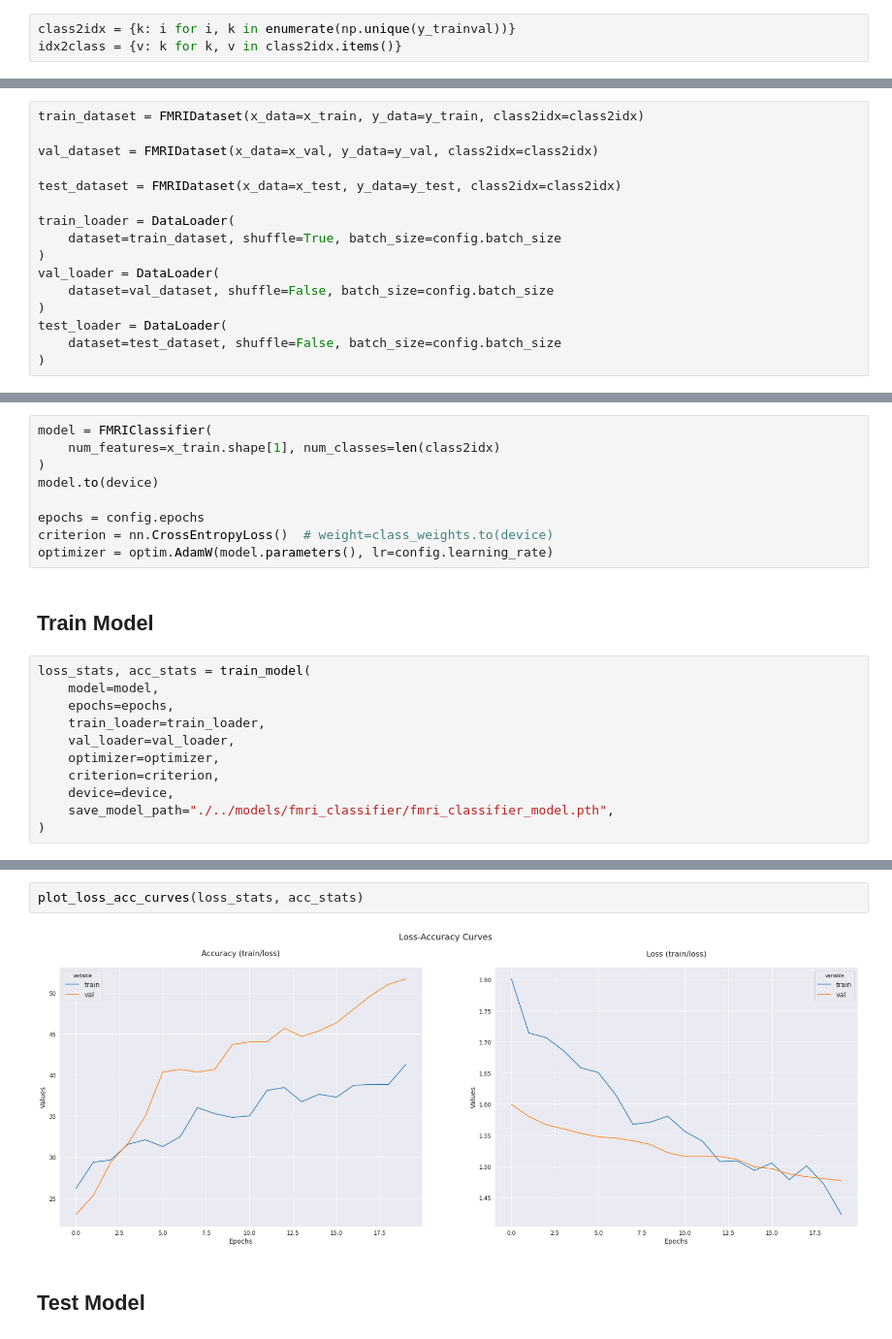
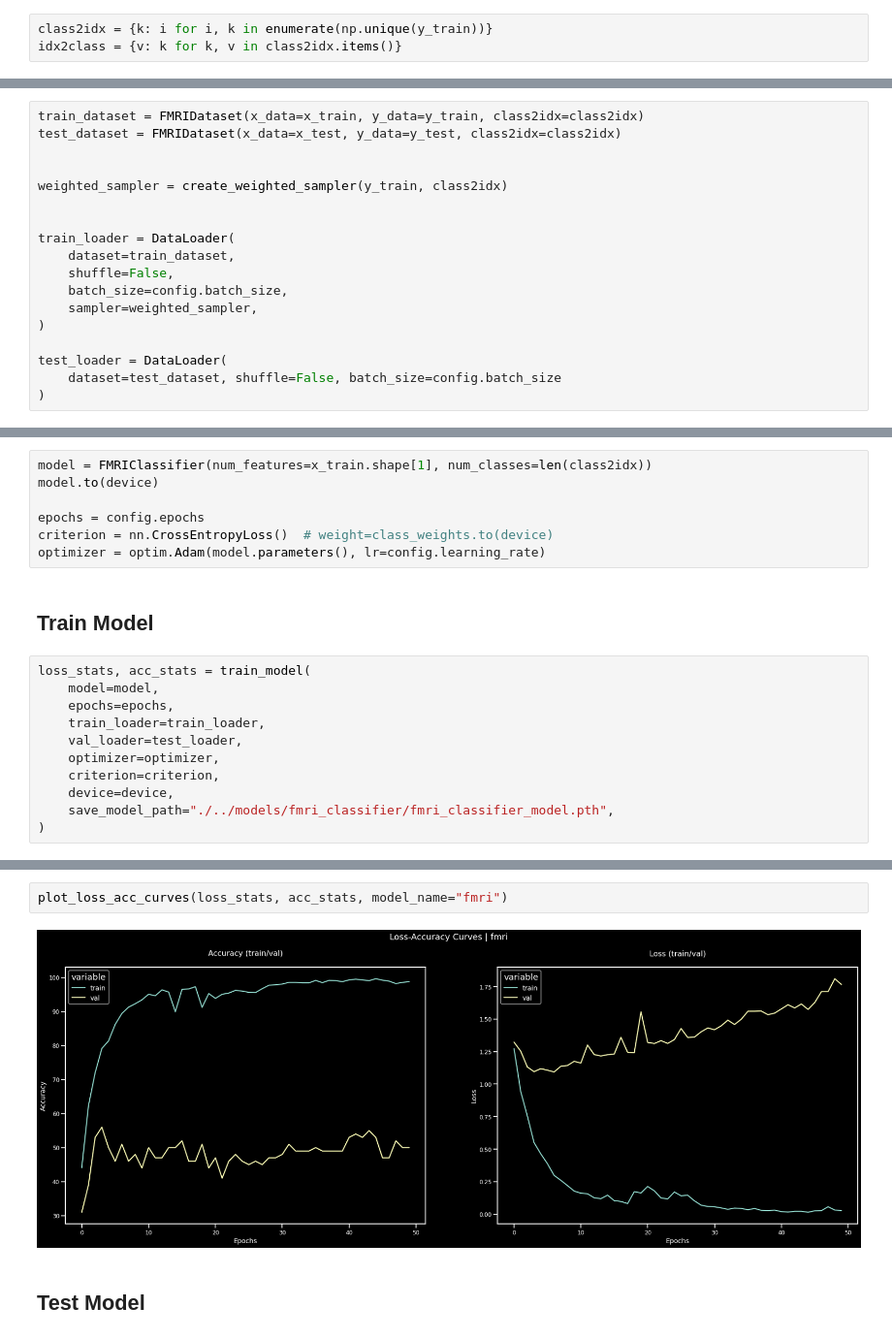
Before and after one commit to theairbend3r/decoding-thoughts, a Jupyter notebook: notebooks/03_fmri_dnn.ipynb, the cells around one changed output, grey strips where cells are left out. Shown at 97% size. Saved outputs shown, nothing was run; the diff lists cells and outputs as text.

Commit message:
Added pretrained models and updated notebooks.

```diff
--- a/notebooks/03_fmri_dnn.ipynb
+++ b/notebooks/03_fmri_dnn.ipynb
@@ -79,35 +74,35 @@ x_train.shape, y_train.shape, x_val.shape, y_val.shape, x_test.shape, y_test.sha
 # %%
-class2idx = {k: i for i, k in enumerate(np.unique(y_trainval))}
+class2idx = {k: i for i, k in enumerate(np.unique(y_train))}
 idx2class = {v: k for k, v in class2idx.items()}
 # %% [markdown]
 ## Create Dataset and Dataloader
 # %%
 train_dataset = FMRIDataset(x_data=x_train, y_data=y_train, class2idx=class2idx)
-
-val_dataset = FMRIDataset(x_data=x_val, y_data=y_val, class2idx=class2idx)
-
 test_dataset = FMRIDataset(x_data=x_test, y_data=y_test, class2idx=class2idx)
 
+
+weighted_sampler = create_weighted_sampler(y_train, class2idx)
+
+
 train_loader = DataLoader(
-    dataset=train_dataset, shuffle=True, batch_size=config.batch_size
+    dataset=train_dataset,
+    shuffle=False,
+    batch_size=config.batch_size,
+    sampler=weighted_sampler,
 )
-val_loader = DataLoader(
-    dataset=val_dataset, shuffle=False, batch_size=config.batch_size
-)
+
 test_loader = DataLoader(
     dataset=test_dataset, shuffle=False, batch_size=config.batch_size
 )
 # %% [markdown]
 ## Initialize Model
 # %%
-model = FMRIClassifier(
-    num_features=x_train.shape[1], num_classes=len(class2idx)
-)
+model = FMRIClassifier(num_features=x_train.shape[1], num_classes=len(class2idx))
 model.to(device)
 
 epochs = config.epochs
 criterion = nn.CrossEntropyLoss()  # weight=class_weights.to(device)
-optimizer = optim.AdamW(model.parameters(), lr=config.learning_rate)
+optimizer = optim.Adam(model.parameters(), lr=config.learning_rate)
 # %% [markdown]
 ## Train Model
 # %%
@@ -115,7 +110,7 @@ loss_stats, acc_stats = train_model(
     model=model,
     epochs=epochs,
     train_loader=train_loader,
-    val_loader=val_loader,
+    val_loader=test_loader,
     optimizer=optimizer,
     criterion=criterion,
     device=device,
@@ -145,7 +137,7 @@ Epoch 20/20: | Train Loss: 1.42241 | Val Loss: 1.47704 | Train Acc: 41.273% | Va
 # %%
-plot_loss_acc_curves(loss_stats, acc_stats)
+plot_loss_acc_curves(loss_stats, acc_stats, model_name="fmri")
 # %% [output]
-[figure, old version]
+[figure, new version]
 # %% [markdown]
 ## Test Model
 # %%
```
Also changed, not shown: parts of 7 cells of this notebook, 46 other files.
